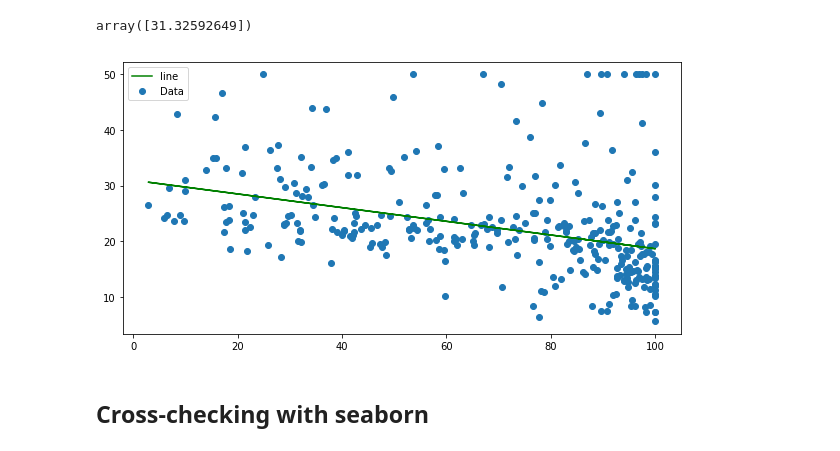
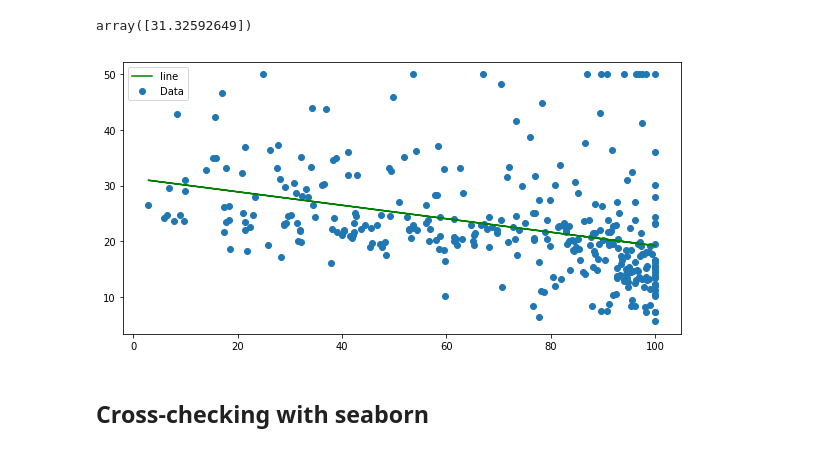
Before and after one commit to ELSPL/ml_practices_2018, a Jupyter notebook: Labs/Lab2/Romil/Linear_regression.ipynb, the cells around one changed output. Cells and saved outputs as stored; diff of their text form; code cells hidden in the pictures.

```diff
--- a/Labs/Lab2/Romil/Linear_regression.ipynb
+++ b/Labs/Lab2/Romil/Linear_regression.ipynb
@@ -65,14 +65,22 @@ reg.intercept_
 # %% [output]
 array([31.32592649])
 # %%
-fig = plt.figure(figsize=(10,5))
-ax = fig.add_subplot(111)
-ax.scatter(X_new,y_new,label='Data')
-plt.plot(X_new,X_new*slope + c,label = 'line', color = 'g')
-ax.legend()
-plt.show()
+def plot_lin(X,y,slope,c):
+
+    fig = plt.figure(figsize=(10,5))
+    ax = fig.add_subplot(111)
+    ax.scatter(X,y,label='Data')
+    plt.plot(X,X*slope + c,label = 'line', color = 'g')
+    ax.legend()
+    plt.show()
-# %% [output]
-[figure, removed]
+# %%
+X = X_train_new
+y = y_train
+slope = reg.coef_
+c = reg.intercept_
+plot_lin(X,y,slope,c)
+# %% [output]
+[figure, added]
 # %% [markdown]
 ## Cross-checking with seaborn
 # %%
```
Also changed, not shown: parts of 7 cells of this notebook, 7 other files.
